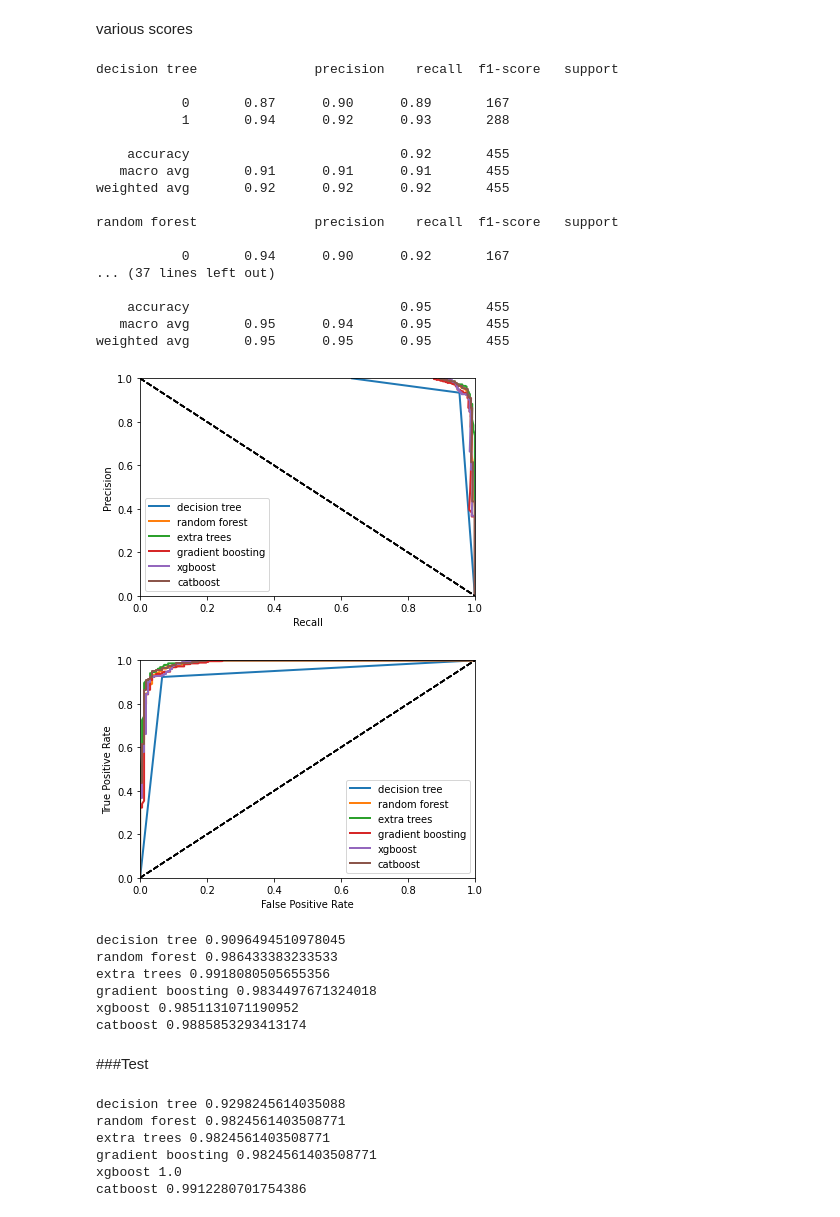
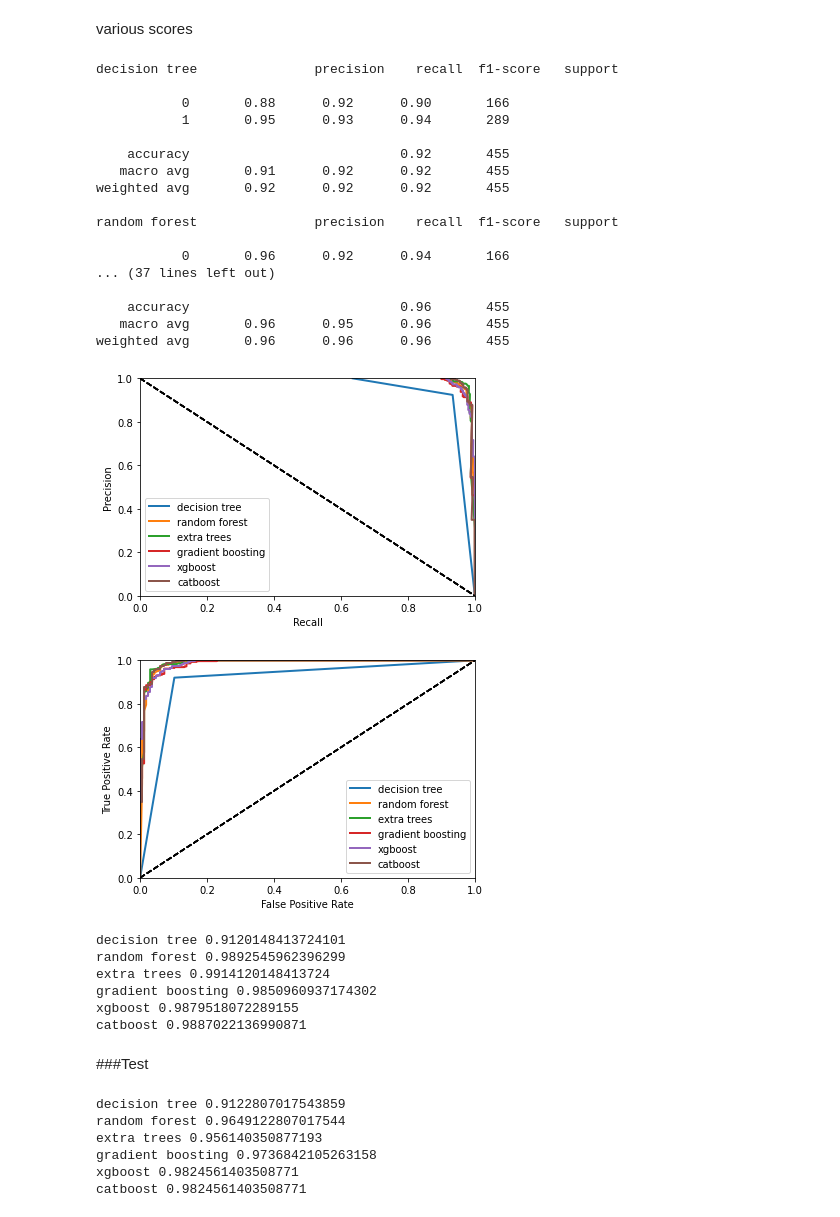
Before and after one commit to coder-penguin/ML, a Jupyter notebook: tutorial/scikit_learn_tutorial_class_models.ipynb, the cells around one changed output. Drawn from its saved outputs; the diff is of its cells as text; code cells hidden in the pictures.

```diff
--- a/tutorial/scikit_learn_tutorial_class_models.ipynb
+++ b/tutorial/scikit_learn_tutorial_class_models.ipynb
@@ -125,7 +220,7 @@ models = {'decision tree' : DecisionTreeClassifier(),
                 'catboost' : CatBoostClassifier(verbose=False)}
 # %%
 for key in models:
-  models[key].fit(X_train, y_train)
+  models[key].fit(X_train_processed, y_train)
 # %% [markdown]
 ###Evaluation
 # %% [markdown]
@@ -134,7 +229,7 @@ k-th cross validation
 def kth_cross_validation(model):
    #k-th cross validation
    cv = 3 #the number of foldings
-   scores = cross_val_score(model, X_train, y_train, cv=cv, scoring='accuracy')
+   scores = cross_val_score(model, X_train_processed, y_train, cv=cv, scoring='accuracy')
    return scores
 # %%
 for key in models:
@@ -151,26 +246,26 @@ catboost 0.9495033112582781
 various scores
 # %%
 for key in models:
-   y_train_pred = cross_val_predict(models[key], X_train, y_train, cv=3)
+   y_train_pred = cross_val_predict(models[key], X_train_processed, y_train, cv=3)
    print(key, classification_report(y_train, y_train_pred))
 # %% [output]
 decision tree               precision    recall  f1-score   support
 
-           0       0.87      0.90      0.89       167
-           1       0.94      0.92      0.93       288
+           0       0.88      0.92      0.90       166
+           1       0.95      0.93      0.94       289
 
     accuracy                           0.92       455
-   macro avg       0.91      0.91      0.91       455
+   macro avg       0.91      0.92      0.92       455
 weighted avg       0.92      0.92      0.92       455
 
 random forest               precision    recall  f1-score   support
 
-           0       0.94      0.90      0.92       167
+           0       0.96      0.92      0.94       166
 ... (37 lines left out)
 
-    accuracy                           0.95       455
-   macro avg       0.95      0.94      0.95       455
-weighted avg       0.95      0.95      0.95       455
+    accuracy                           0.96       455
+   macro avg       0.96      0.95      0.96       455
+weighted avg       0.96      0.96      0.96       455
 # %%
 def plot_pr_curve(y, y_score, label=None):
 
@@ -185,11 +280,11 @@ def plot_pr_curve(y, y_score, label=None):
     return
 # %%
 for key in models:
-   y_train_probas = cross_val_predict(models[key], X_train, y_train, cv=3, method='predict_proba')
+   y_train_probas = cross_val_predict(models[key], X_train_processed, y_train, cv=3, method='predict_proba')
    y_train_scores = y_train_probas[:, 1]
    plot_pr_curve(y_train, y_train_scores, label=key)
 # %% [output]
-[figure, old version]
+[figure, new version]
 # %%
 def plot_roc_curve(y, y_score, label=None):
 
@@ -204,34 +299,34 @@ def plot_roc_curve(y, y_score, label=None):
     return
 # %%
 for key in models:
-   y_train_probas = cross_val_predict(models[key], X_train, y_train, cv=3, method='predict_proba')
+   y_train_probas = cross_val_predict(models[key], X_train_processed, y_train, cv=3, method='predict_proba')
    y_train_scores = y_train_probas[:, 1]
    plot_roc_curve(y_train, y_train_scores, label=key)
 # %% [output]
-[figure, old version]
+[figure, new version]
 # %%
 for key in models:
-   y_train_probas = cross_val_predict(models[key], X_train, y_train, cv=3, method='predict_proba')
+   y_train_probas = cross_val_predict(models[key], X_train_processed, y_train, cv=3, method='predict_proba')
    y_train_scores = y_train_probas[:, 1]
    auc_score = roc_auc_score(y_train, y_train_scores)
    print(key, auc_score)
 # %% [output]
-decision tree 0.9096494510978045
-random forest 0.986433383233533
-extra trees 0.9918080505655356
-gradient boosting 0.9834497671324018
-xgboost 0.9851131071190952
-catboost 0.9885853293413174
+decision tree 0.9120148413724101
+random forest 0.9892545962396299
+extra trees 0.9914120148413724
+gradient boosting 0.9850960937174302
+xgboost 0.9879518072289155
+catboost 0.9887022136990871
 # %% [markdown]
 ###Test
 # %%
 for key in models:
-  result = models[key].score(X_test, y_test)
+  result = models[key].score(scaler.transform(X_test), y_test)
   print(key, result)
 # %% [output]
-decision tree 0.9298245614035088
-random forest 0.9824561403508771
-extra trees 0.9824561403508771
-gradient boosting 0.9824561403508771
-xgboost 1.0
-catboost 0.9912280701754386
+decision tree 0.9122807017543859
+random forest 0.9649122807017544
+extra trees 0.956140350877193
+gradient boosting 0.9736842105263158
+xgboost 0.9824561403508771
+catboost 0.9824561403508771
```
Also changed, not shown: parts of 12 cells of this notebook.
